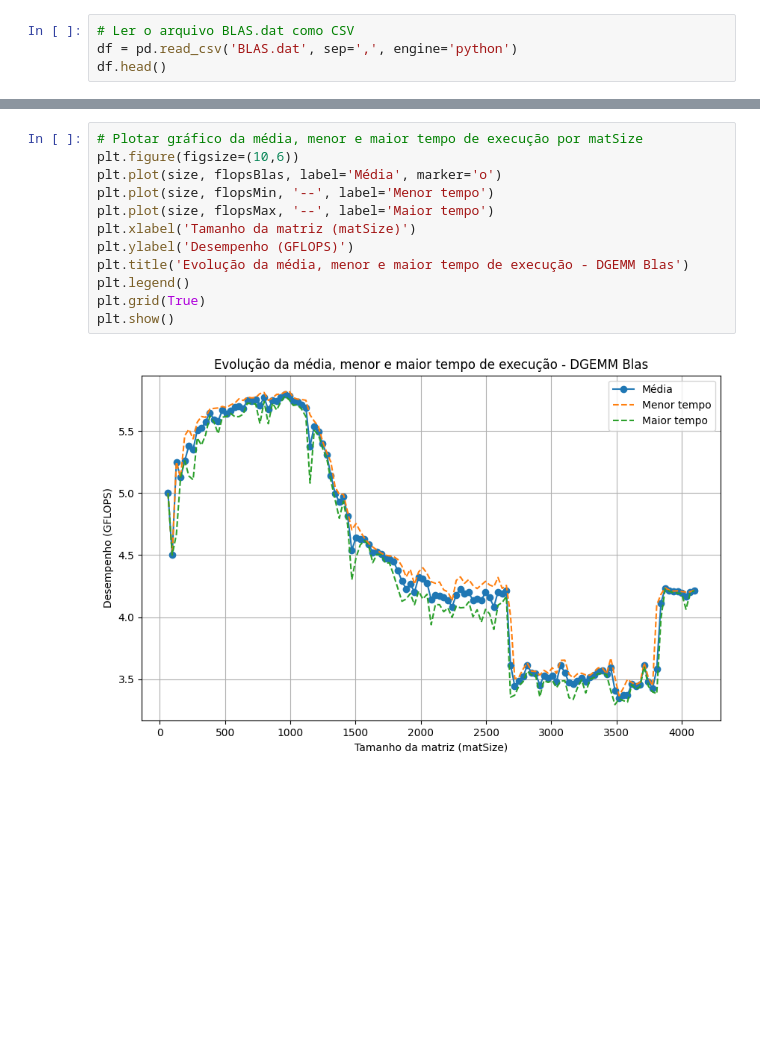
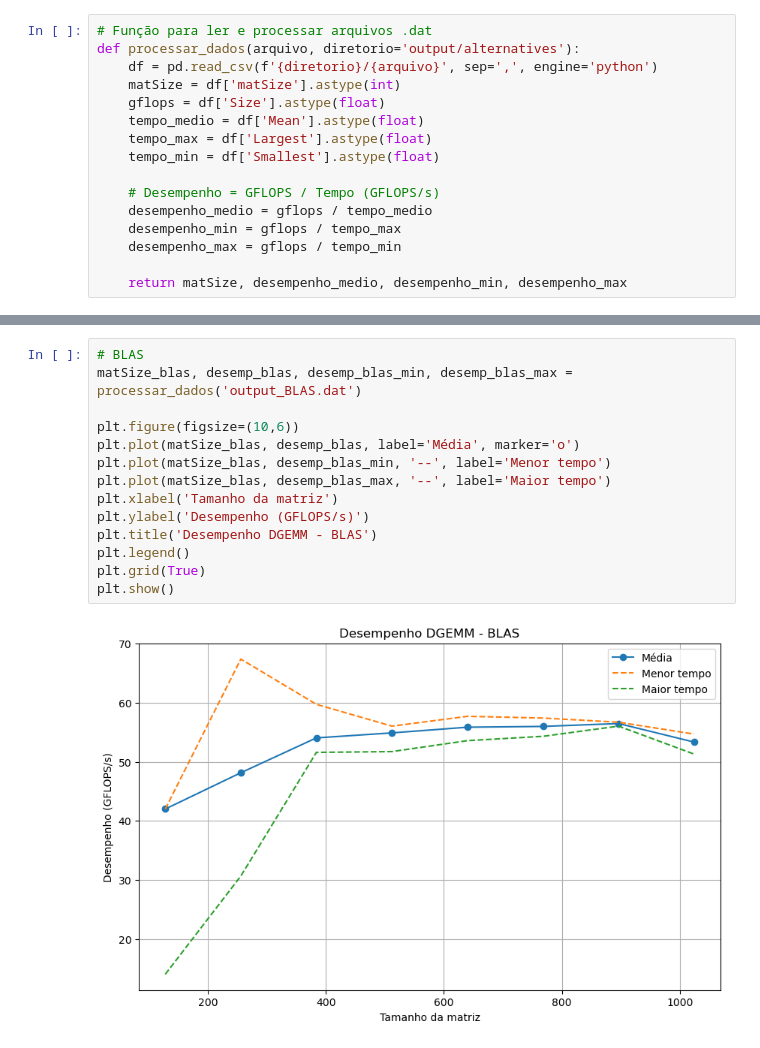
Before and after one commit to almdoug/meugemm, a Jupyter notebook: dgemm.ipynb, the cells around one changed output, grey strips where cells are left out. Drawn from its saved outputs; the diff is of its cells as text; blank space fills up the shorter version.

```diff
--- a/dgemm.ipynb
+++ b/dgemm.ipynb
@@ -5,4 +6,16 @@ import matplotlib.pyplot as plt
 # %%
-# Ler o arquivo BLAS.dat como CSV
-df = pd.read_csv('BLAS.dat', sep=',', engine='python')
-df.head()
+# Função para ler e processar arquivos .dat
+def processar_dados(arquivo, diretorio='output/alternatives'):
+    df = pd.read_csv(f'{diretorio}/{arquivo}', sep=',', engine='python')
+    matSize = df['matSize'].astype(int)
+    gflops = df['Size'].astype(float)
+    tempo_medio = df['Mean'].astype(float)
+    tempo_max = df['Largest'].astype(float)
+    tempo_min = df['Smallest'].astype(float)
+
+    # Desempenho = GFLOPS / Tempo (GFLOPS/s)
+    desempenho_medio = gflops / tempo_medio
+    desempenho_min = gflops / tempo_max
+    desempenho_max = gflops / tempo_min
+
+    return matSize, desempenho_medio, desempenho_min, desempenho_max
@@ -25,15 +38,17 @@ flopsMax = flop/timeMin
 # %%
-# Plotar gráfico da média, menor e maior tempo de execução por matSize
+# BLAS
+matSize_blas, desemp_blas, desemp_blas_min, desemp_blas_max = processar_dados('output_BLAS.dat')
+
 plt.figure(figsize=(10,6))
-plt.plot(size, flopsBlas, label='Média', marker='o')
-plt.plot(size, flopsMin, '--', label='Menor tempo')
-plt.plot(size, flopsMax, '--', label='Maior tempo')
-plt.xlabel('Tamanho da matriz (matSize)')
-plt.ylabel('Desempenho (GFLOPS)')
-plt.title('Evolução da média, menor e maior tempo de execução - DGEMM Blas')
+plt.plot(matSize_blas, desemp_blas, label='Média', marker='o')
+plt.plot(matSize_blas, desemp_blas_min, '--', label='Menor tempo')
+plt.plot(matSize_blas, desemp_blas_max, '--', label='Maior tempo')
+plt.xlabel('Tamanho da matriz')
+plt.ylabel('Desempenho (GFLOPS/s)')
+plt.title('Desempenho DGEMM - BLAS')
 plt.legend()
 plt.grid(True)
 plt.show()
 # %% [output]
-[figure, old version]
+[figure, new version]
 # %%
```
Also changed, not shown: parts of 37 cells of this notebook, 2 other files.
